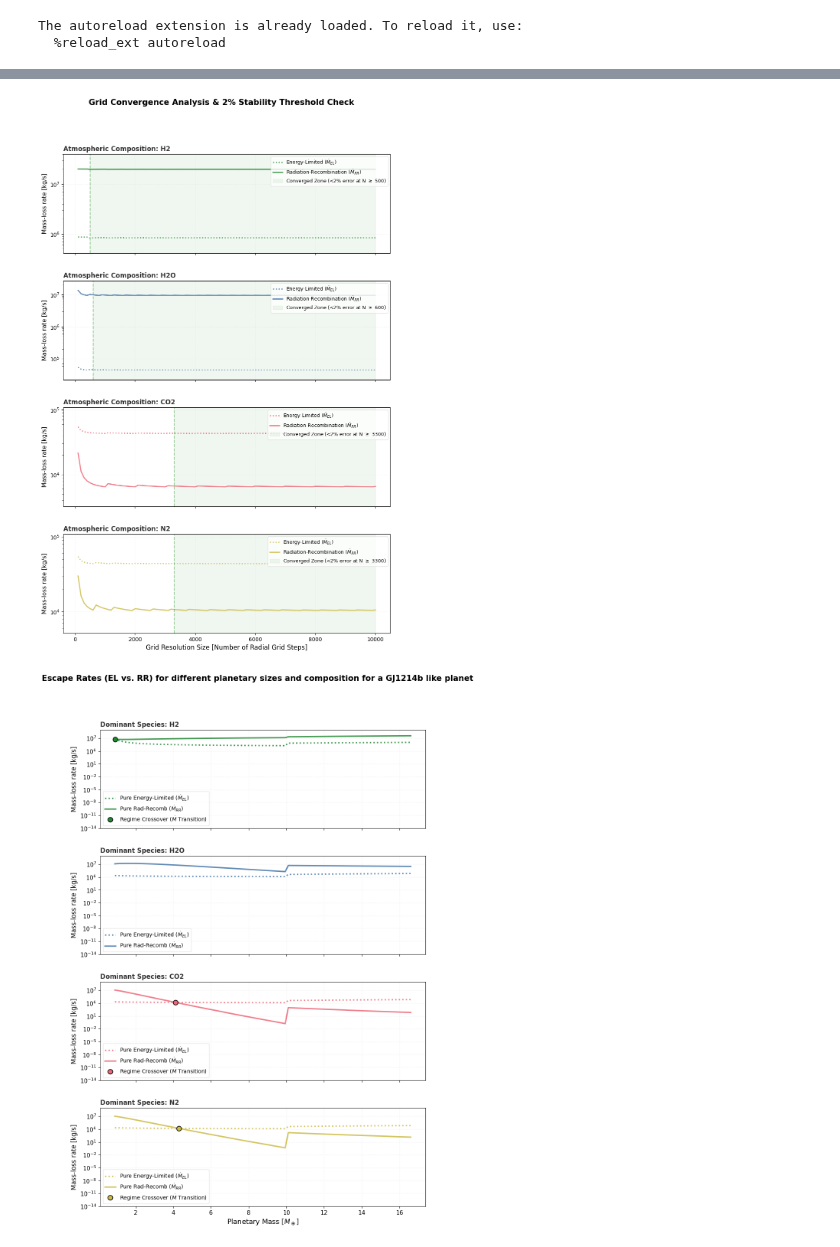
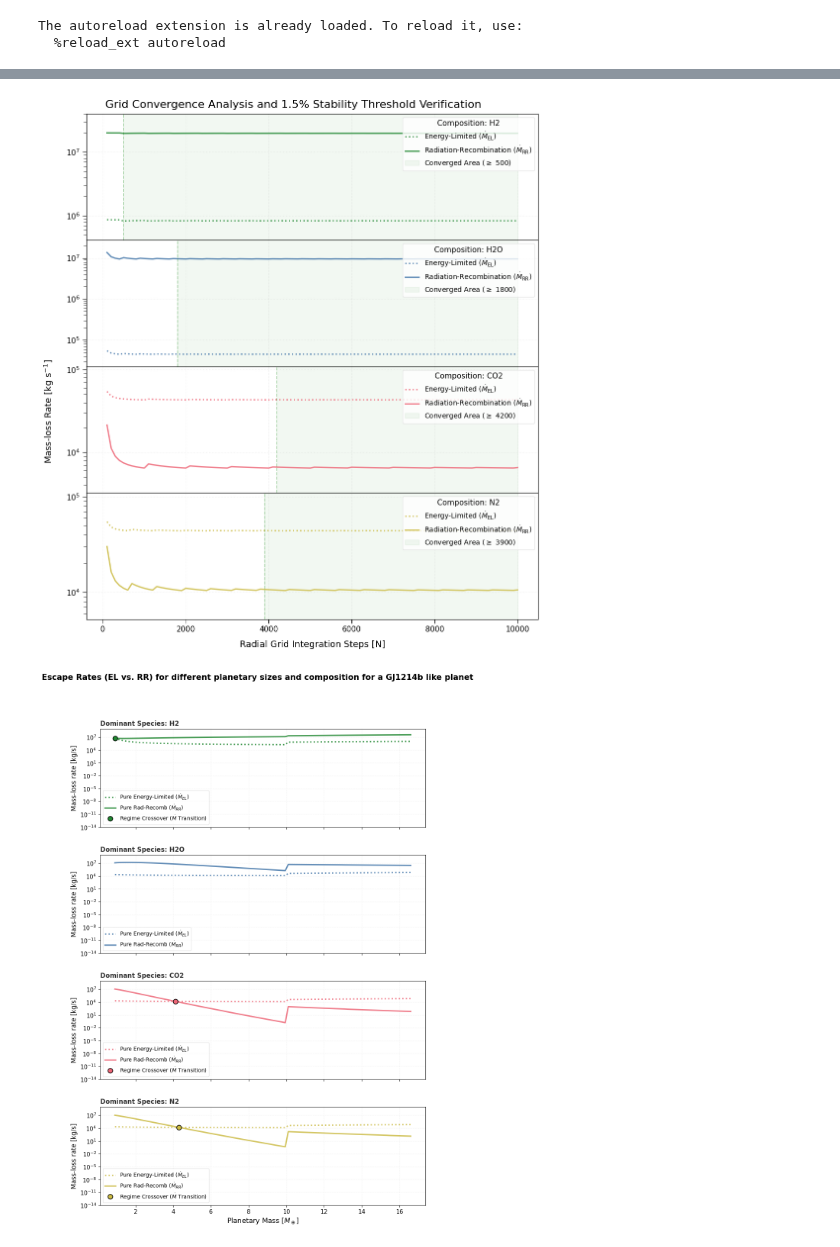
Before and after one commit to FormingWorlds/BScProjectAtmosphericEscape, a Jupyter notebook: plots/results_safari.ipynb, the cells around one changed output, grey strips where cells are left out. Saved outputs shown, nothing was run; the diff lists cells and outputs as text; code cells hidden in the pictures.

Commit message:
Improved convergence test

```diff
--- a/plots/results_safari.ipynb
+++ b/plots/results_safari.ipynb
@@ -84,72 +84,92 @@ for species in species_microphysics.keys(): #for each species
         'el': np.array(M_dot_el)
     }
 # %%
-# 2. Render Convergence Graphic with Quantitative 1% Assessment
+# 2. Render Convergence Graphic with Quantitative 1.5% Assessment
 keys = list(convergence_data.keys())
 colours = ['#228833', '#4477AA', '#EE6677', '#CCBB44']
 
-fig, axes = plt.subplots(len(keys), 1, figsize=(11, 4 * len(keys)), sharex=True)
-fig.suptitle('Grid Convergence Analysis & 2% Stability Threshold Check', fontsize=15, y=0.97, weight='bold')
+# Initialize figure array grid
+fig, axes = plt.subplots(len(keys), 1, figsize=(11, 3.5 * len(keys)), sharex=True)
+
+# Main Title configured without bold text weights
+fig.suptitle('Grid Convergence Analysis and 1.5% Stability Threshold Verification', fontsize=16, y=0.95)
 
 if len(keys) == 1:
     axes = [axes]
 
-print("\n--- QUANTITATIVE CONVERGENCE ASSESSMENT (2% THRESHOLD) ---")
+print("\n--- QUANTITATIVE CONVERGENCE ASSESSMENT (1.5% THRESHOLD) ---")
 
 for i, species in enumerate(keys):
     ax = axes[i]
     data = convergence_data[species]
 
-    # --- QUANTITATIVE CALCULATION ---
-    # Take the highest resolution (last element) as the true converged rate
-    final_rate = data['stitched'][-1]
+    # --- FIXED: independent COMPONENT CONVERGENCE CHECK ---
+    # Extract baseline final values from the highest resolution cap (last elements)
+    final_el = data['el'][-1]
+    final_rr = data['rr'][-1]
 
-    # Calculate the relative absolute difference for every resolution step
-    relative_diffs = np.abs((data['stitched'] - final_rate) / final_rate)
+    # Absolute relative difference calculation arrays
+    diffs_el = np.abs((data['el'] - final_el) / final_el)
+    diffs_rr = np.abs((data['rr'] - final_rr) / final_rr)
 
-    # Find where the difference is strictly within 1%
-    within_1_percent = relative_diffs <= 0.02
+    # --- FOR ENERGY-LIMITED ---
+    stable_idx_el = len(resolutions) - 1
+    while stable_idx_el >= 0 and diffs_el[stable_idx_el] <= 0.015:
+        stable_idx_el -= 1
+    stable_idx_el += 1
+    res_needed_el = resolutions[stable_idx_el]
 
+    # --- FOR RADIATION-RECOMBINATION ---
+    stable_idx_rr = len(resolutions) - 1
+    while stable_idx_rr >= 0 and diffs_rr[stable_idx_rr] <= 0.015:
+        stable_idx_rr -= 1
+    stable_idx_rr += 1
+    res_needed_rr = resolutions[stable_idx_rr]
 
-    # We do this by looking backwards from the highest resolution
-    stable_idx = len(resolutions) - 1
-    while stable_idx >= 0 and within_1_percent[stable_idx]:
-        stable_idx -= 1
-    stable_idx += 1  # First index where it entered and stayed within 1%
+    # --- HIGHEST LIMIT EXTRACTION INTERSECTION ---
+    if res_needed_el >= res_needed_rr:
+        min_res_needed = res_needed_el
+        limiting_regime = "Energy-Limited (EL)"
+        final_diff_pct = diffs_el[stable_idx_el] * 100
+    else:
+        min_res_needed = res_needed_rr
+        limiting_regime = "Radiation-Recombination (RR)"
+        final_diff_pct = diffs_rr[stable_idx_rr] * 100
 
-    min_res_needed = resolutions[stable_idx]
-    final_diff_pct = relative_diffs[stable_idx] * 100
+    print(f"Species: {species:<6} | Max N bounded by: {limiting_regime:<28} | Stabilizes at N = {min_res_needed} (Diff: {final_diff_pct:.2f}%)")
 
-    print(f"Species: {species:<6} | Stably within 2% starting at Resolution: {min_res_needed} steps (Diff: {relative_diffs[stable_idx]*100:.2f}%)")
+    # --- PLOTTING DATA LINES ---
+    ax.plot(resolutions, data['el'], linestyle=':', color=colours[i], alpha=0.85, lw=2.0,
+            label=r'Energy-Limited ($\dot{M}_{\mathrm{EL}}$)')
+    ax.plot(resolutions, data['rr'], linestyle='-', color=colours[i], alpha=0.85, lw=2.0,
+            label=r'Radiation-Recombination ($\dot{M}_{\mathrm{RR}}$)')
 
-    # --- PLOTTING ---
-    # Plot unstitched curves
-    ax.plot(resolutions, data['el'], linestyle=':', color=colours[i], alpha=0.85, lw=2, label='Energy-Limited ($\dot{M}_{EL}$)')
-    ax.plot(resolutions, data['rr'], linestyle='solid', color=colours[i], alpha=0.85, lw=2, label='Radiation-Recombination ($\dot{M}_{RR}$)')
+    # Shading reflects the maximum required resolution computed dynamically above
+    ax.axvspan(min_res_needed, resolutions.max(), color='green', alpha=0.05,
+               label=f'Converged Area ($\geq$ {min_res_needed})')
 
-    # Shade the region where the calculation has safely achieved < 1% error
-    ax.axvspan(min_res_needed, resolutions.max(), color='green', alpha=0.06, label=f'Converged Zone (<2% error at N $\geq$ {min_res_needed})')
-    # Mark the exact entrance point with a vertical line
-    ax.axvline(min_res_needed, color='green', linestyle='--', alpha=0.4, lw=1.5)
+    ax.axvline(min_res_needed, color='green', linestyle='--', alpha=0.3, lw=1.2)
 
-    # Subplot Customization
-    ax.set_title(f'Atmospheric Composition: {species}', fontsize=12, weight='bold', loc='left', color='#333333')
-    ax.grid(True, alpha=0.2, linestyle=':')
+    # Subplot Structural Formatting Setup
+    ax.grid(True, alpha=0.25, linestyle=':')
     ax.set_yscale('log')
 
     all_vals = np.concatenate([data['el'], data['rr']])
     ax.set_ylim(all_vals.min() * 0.5, all_vals.max() * 2.0)
 
-    ax.set_ylabel('Mass-loss rate [kg/s]', fontsize=11)
-    ax.tick_params(axis='both', which='major', labelsize=10)
-    ax.tick_params(axis='both', which='minor', labelsize=8)
+    ax.tick_params(axis='both', which='major', labelsize=11, length=6)
+    ax.tick_params(axis='both', which='minor', labelsize=9, length=4)
 
-    ax.legend(loc='upper right', fontsize=9, frameon=True, facecolor='white', edgecolor='#e0e0e0')
+    # Individual Subplot Legend Blocks
+    ax.legend(loc='upper right', fontsize=10, frameon=True, facecolor='white',
+              edgecolor='#e0e0e0', title=f'Composition: {species}', title_fontsize=11)
 
-# X axis configurations on the final lowermost panel
-axes[-1].set_xlabel('Grid Resolution Size [Number of Radial Grid Steps]', fontsize=12)
+# Configure the unified global labels on the main figure canvas
+axes[-1].set_xlabel('Radial Grid Integration Steps [N]', fontsize=13, labelpad=10)
+fig.supylabel(r'Mass-loss Rate [$\mathrm{kg\ s}^{-1}$]', fontsize=13, x=0.04)
 
 print("----------------------------------------------------------")
-plt.subplots_adjust(hspace=0.28, bottom=0.10)
+plt.subplots_adjust(hspace=0, bottom=0.2, top=0.93, left=0.12, right=0.95)
+plt.savefig('Keepers/convergence_analysis.png', dpi=300)
 plt.show()
 # %% [output]
@@ -161,5 +181,5 @@ Species: N2     | Stably within 2% starting at Resolution: 3300 steps (Diff: 1.6
 ----------------------------------------------------------
-[figure, old version]
+[figure, new version]
 # %%
 ### Need to plot whether the escape rate is rr_limited or not, but will run it only over planetary masses. Assuming GJ1214b like planet ###
 
```
Also changed, not shown: parts of 7 cells of this notebook.
